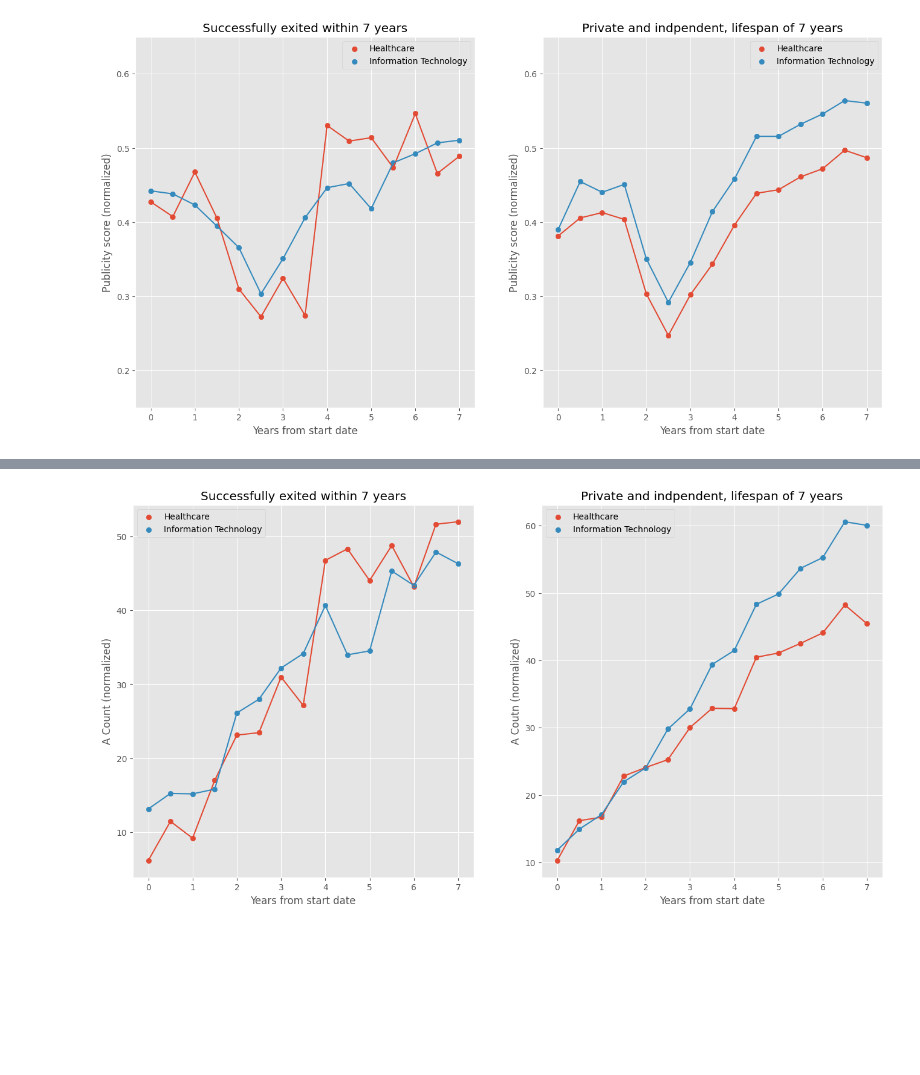
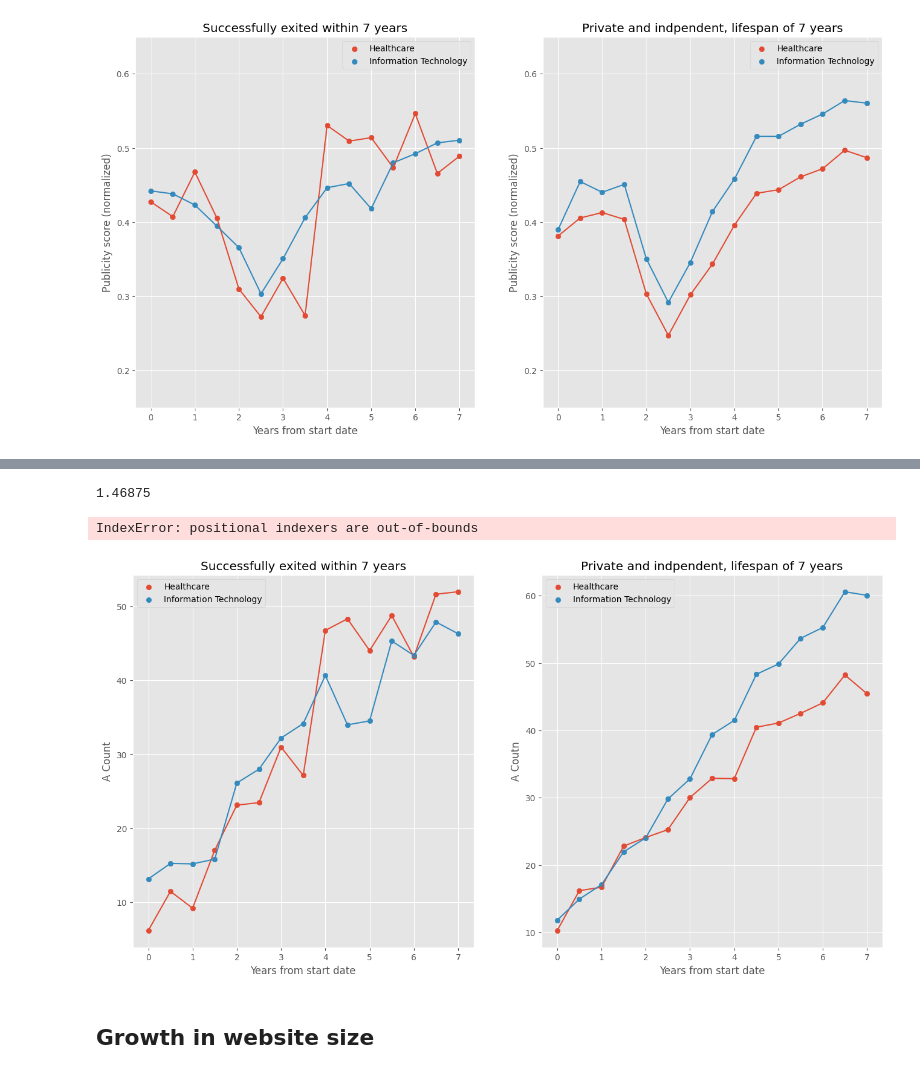
Before and after one commit to charlesmiele/predicting-identifying-startup-failure, a Jupyter notebook: analysis/Regressions.ipynb, the cells around one changed output, grey strips where cells are left out. Drawn from its saved outputs; the diff is of its cells as text; code cells hidden in the pictures; blank space fills up the shorter version.

```diff
--- a/analysis/Regressions.ipynb
+++ b/analysis/Regressions.ipynb
@@ -103,0 +183,9 @@ plt.show()
+# %%
+tag_growth_rates.iloc[53131]
+# %% [output]
+1.46875
+# %%
+# Add to main DF
+html.assign(tag_growth = lambda x: tag_growth_rates.iloc[x.entityid])
+# %% [output]
+IndexError: positional indexers are out-of-bounds
@@ -104,30 +194,32 @@ plt.show()
 # %%
 fig, (ax1, ax2) = plt.subplots(1, 2, figsize=(16, 8))
 industries = ["Healthcare", "Information Technology"]
 for x in industries:
     sdata = s7[s7.new_industrygroup == x].groupby('yr_from_start')['a_count'].mean()[0:7]
     ax1.scatter(sdata.index, sdata, label=x)
     ax1.plot(sdata.index, sdata)
 
     fdata = f7[f7.new_industrygroup == x].groupby('yr_from_start')['a_count'].mean()[0:7]
     ax2.scatter(fdata.index, fdata, label=x)
     ax2.plot(fdata.index, fdata)
 
 
 ax1.set_xlabel("Years from start date")
 ax2.set_xlabel("Years from start date")
 
-ax1.set_ylabel("A Count (normalized)")
-ax2.set_ylabel("A Coutn (normalized)")
+ax1.set_ylabel("A Count")
+ax2.set_ylabel("A Coutn")
 
 ax1.set_title("Successfully exited within 7 years")
 ax2.set_title("Private and indpendent, lifespan of 7 years")
 
 # ax1.set_ylim([0.15, 0.65])
 # ax2.set_ylim([0.15, 0.65])
 
 ax1.legend()
 ax2.legend()
 plt.show()
 # %% [output]
-[figure, old version]
+[figure, new version]
+# %% [markdown]
+## Growth in website size
```
Also changed, not shown: parts of 18 cells of this notebook, 1 other file.
